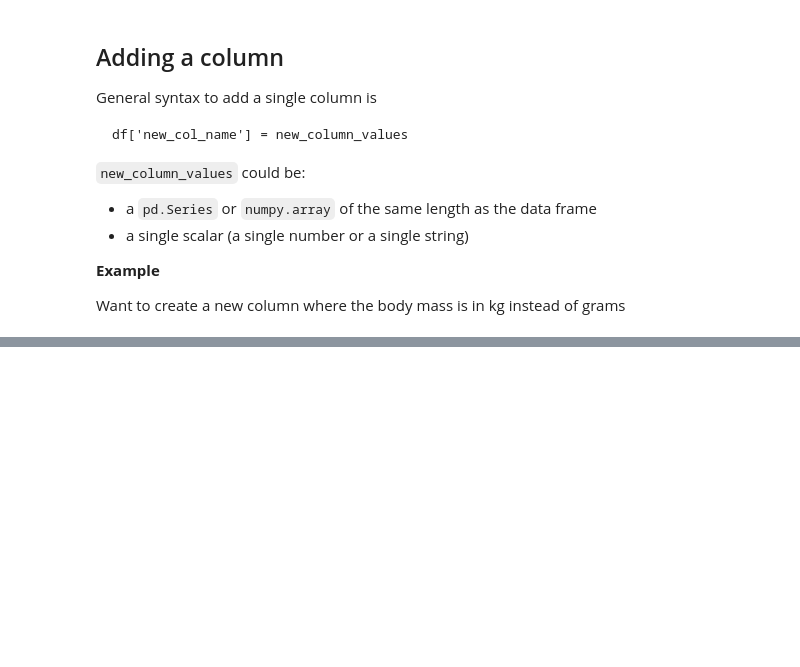
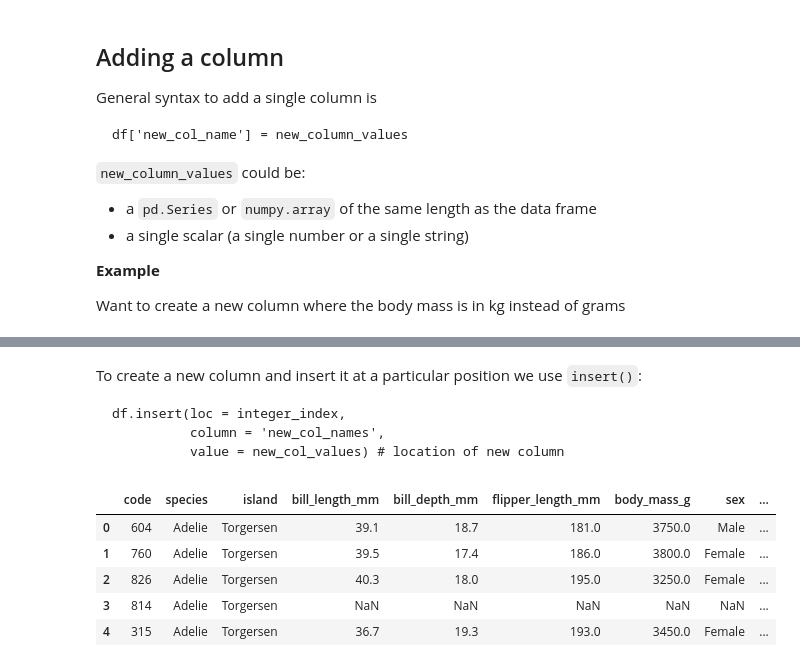
Before and after one commit to amandaherbst/eds220-week-3, a Jupyter notebook: updataing_dataframes.ipynb, the cells around one changed output, grey strips where cells are left out. Cells and saved outputs as stored; diff of their text form; code cells hidden in the pictures; blank space fills up the shorter version.

````diff
--- a/updataing_dataframes.ipynb
+++ b/updataing_dataframes.ipynb
@@ -41,3 +41,10 @@ df['new_col_name'] = new_column_values
 **Example**
 
 Want to create a new column where the body mass is in kg instead of grams
+# %%
+# added a new column
+# same syntax as adding new value to a dictionary
+penguins['body_mass_kg'] = penguins.body_mass_g/1000
+
+# check if this column name is one of the column names
+print('body_mass_kg' in penguins.columns)
@@ -43,0 +62,23 @@ Want to create a new column where the body mass is in kg instead of grams
+# %% [markdown]
+To create a new column and insert it at a particular position we use `insert()`:
+```
+df.insert(loc = integer_index,
+          column = 'new_col_names',
+          value = new_col_values) # location of new column
+```
+# %%
+# create random 3-digit codes
+# sample is without replacement
+codes = random.sample(range(100, 1000), len(penguins))
+penguins.insert(loc = 0,
+               column = 'code',
+               value = codes)
+# %%
+penguins.head()
+# %% [output]
+|  | code | species | island | bill_length_mm | bill_depth_mm | flipper_length_mm | body_mass_g | sex | ... |
+| 0 | 604 | Adelie | Torgersen | 39.1 | 18.7 | 181.0 | 3750.0 | Male | ... |
+| 1 | 760 | Adelie | Torgersen | 39.5 | 17.4 | 186.0 | 3800.0 | Female | ... |
+| 2 | 826 | Adelie | Torgersen | 40.3 | 18.0 | 195.0 | 3250.0 | Female | ... |
+| 3 | 814 | Adelie | Torgersen | NaN | NaN | NaN | NaN | NaN | ... |
+| 4 | 315 | Adelie | Torgersen | 36.7 | 19.3 | 193.0 | 3450.0 | Female | ... |
````
Also changed, not shown: parts of 27 cells of this notebook.
